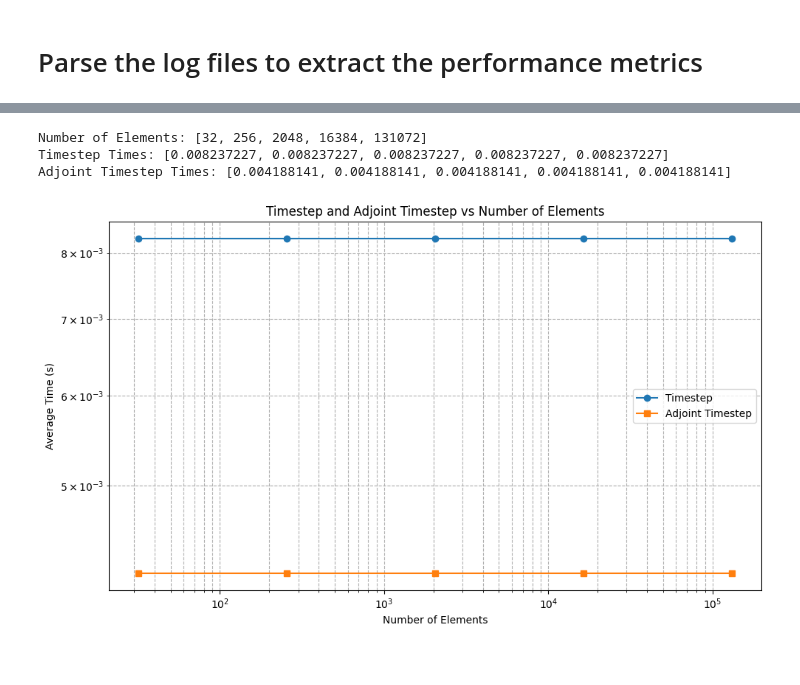
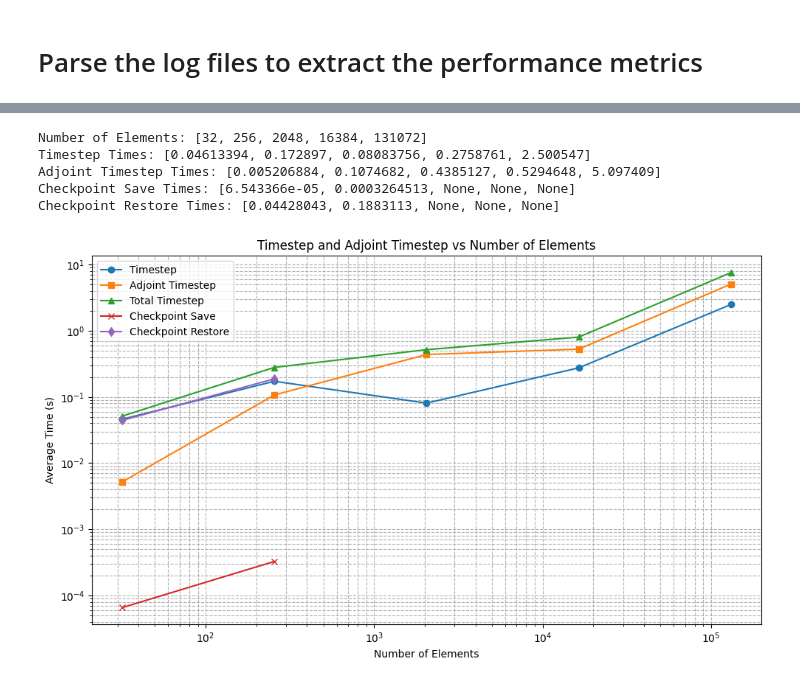
Before and after one commit to ExtremeFLOW/neko-top, a Jupyter notebook: examples/lumi_mixer/analyse.ipynb, the cells around one changed output, grey strips where cells are left out. Drawn from its saved outputs; the diff is of its cells as text; code cells hidden in the pictures.

```diff
--- a/examples/lumi_mixer/analyse.ipynb
+++ b/examples/lumi_mixer/analyse.ipynb
@@ -175,39 +175,62 @@ Parsed Statistics Data:
 # %%
 # Plot the timestep and adjoint timestep as a function of the number of elements
 
 import matplotlib.pyplot as plt
 import numpy as np
 
 # Example data for plotting
+for exp in experiment:
+    log_file = os.path.join(RESULT_DIR, exp['case_name'],
+                            exp['case_name'] + '.log')
+    data = read_rt_stats_from_log(log_file)
+    exp['timestep'] = next(
+        (d['Avg time'] for d in data if d['Region name'] == 'Time-Step'), None)
+    exp['adjoint_timestep'] = next(
+        (d['Avg time']
+         for d in data if d['Region name'] == 'Time-Step Adjoint'), None)
+    exp['checkpoint_save'] = next(
+        (d['Avg time'] for d in data if d['Region name'] == 'Checkpoint save'),
+        None)
+    exp['checkpoint_restore'] = next(
+        (d['Avg time']
+         for d in data if d['Region name'] == 'Checkpoint restore'), None)
+
 num_elements = [exp['Nx'] * exp['Ny'] * exp['Nz'] for exp in experiment]
-timestep = [
-    next((d['Avg time']
-          for d in data if d['Region name'] == 'Time-Step'), None)
-    for _ in experiment
-]
-adjoint_timestep = [
-    next((d['Avg time']
-          for d in data if d['Region name'] == 'Time-Step Adjoint'), None)
-    for _ in experiment
-]
+timestep = [exp['timestep'] for exp in experiment]
+adjoint_timestep = [exp['adjoint_timestep'] for exp in experiment]
+checkpoint_save = [exp['checkpoint_save'] for exp in experiment]
+checkpoint_restore = [exp['checkpoint_restore'] for exp in experiment]
+
 if DEBUG:
     print("Number of Elements:", num_elements)
     print("Timestep Times:", timestep)
     print("Adjoint Timestep Times:", adjoint_timestep)
+    print("Checkpoint Save Times:", checkpoint_save)
+    print("Checkpoint Restore Times:", checkpoint_restore)
 
 plt.figure(figsize=(10, 6))
 plt.plot(num_elements, timestep, marker='o', label='Timestep')
 plt.plot(num_elements, adjoint_timestep, marker='s', label='Adjoint Timestep')
+plt.plot(num_elements, [t + a for t, a in zip(timestep, adjoint_timestep)],
+         marker='^',
+         label='Total Timestep')
+plt.plot(num_elements, checkpoint_save, marker='x', label='Checkpoint Save')
+plt.plot(num_elements,
+         checkpoint_restore,
+         marker='d',
+         label='Checkpoint Restore')
 plt.xscale('log')
 plt.yscale('log')
 plt.xlabel('Number of Elements')
 plt.ylabel('Average Time (s)')
 plt.title('Timestep and Adjoint Timestep vs Number of Elements')
 plt.legend()
 plt.grid(True, which="both", ls="--")
 plt.tight_layout()
 # %% [output]
 Number of Elements: [32, 256, 2048, 16384, 131072]
-Timestep Times: [0.008237227, 0.008237227, 0.008237227, 0.008237227, 0.008237227]
-Adjoint Timestep Times: [0.004188141, 0.004188141, 0.004188141, 0.004188141, 0.004188141]
+Timestep Times: [0.04613394, 0.172897, 0.08083756, 0.2758761, 2.500547]
+Adjoint Timestep Times: [0.005206884, 0.1074682, 0.4385127, 0.5294648, 5.097409]
+Checkpoint Save Times: [6.543366e-05, 0.0003264513, None, None, None]
+Checkpoint Restore Times: [0.04428043, 0.1883113, None, None, None]
-[figure, old version]
+[figure, new version]
```
Also changed, not shown: parts of 1 cell of this notebook.
